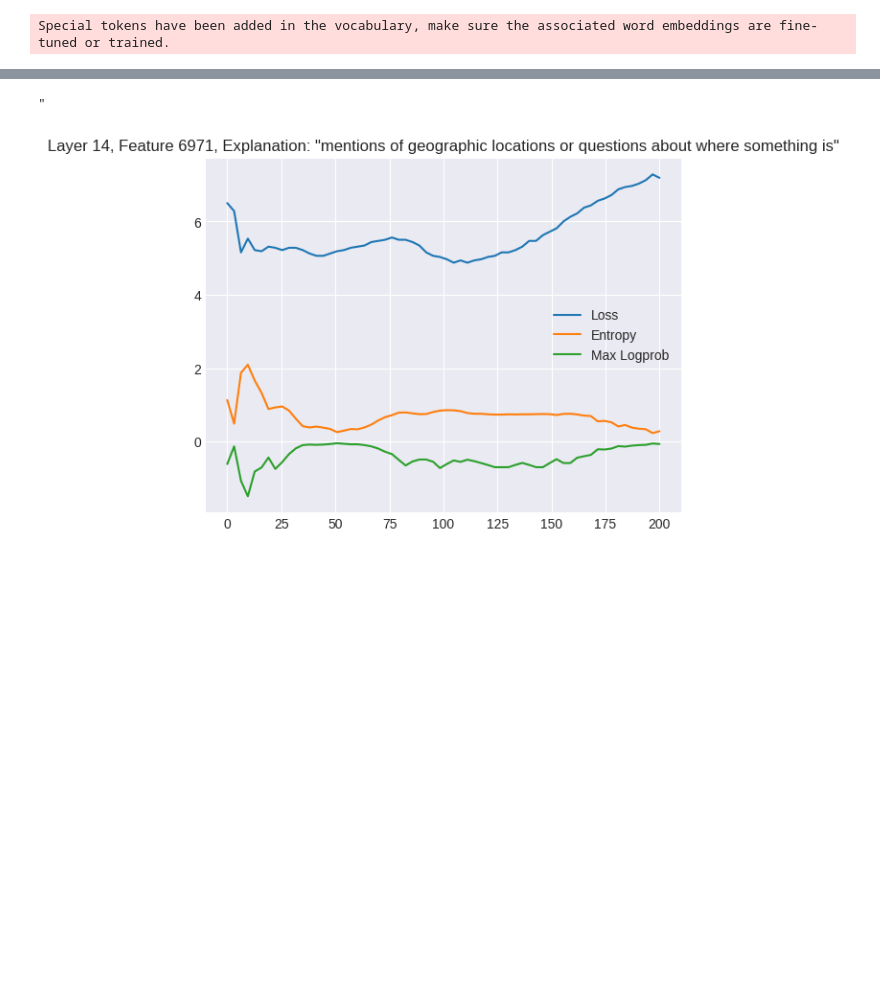
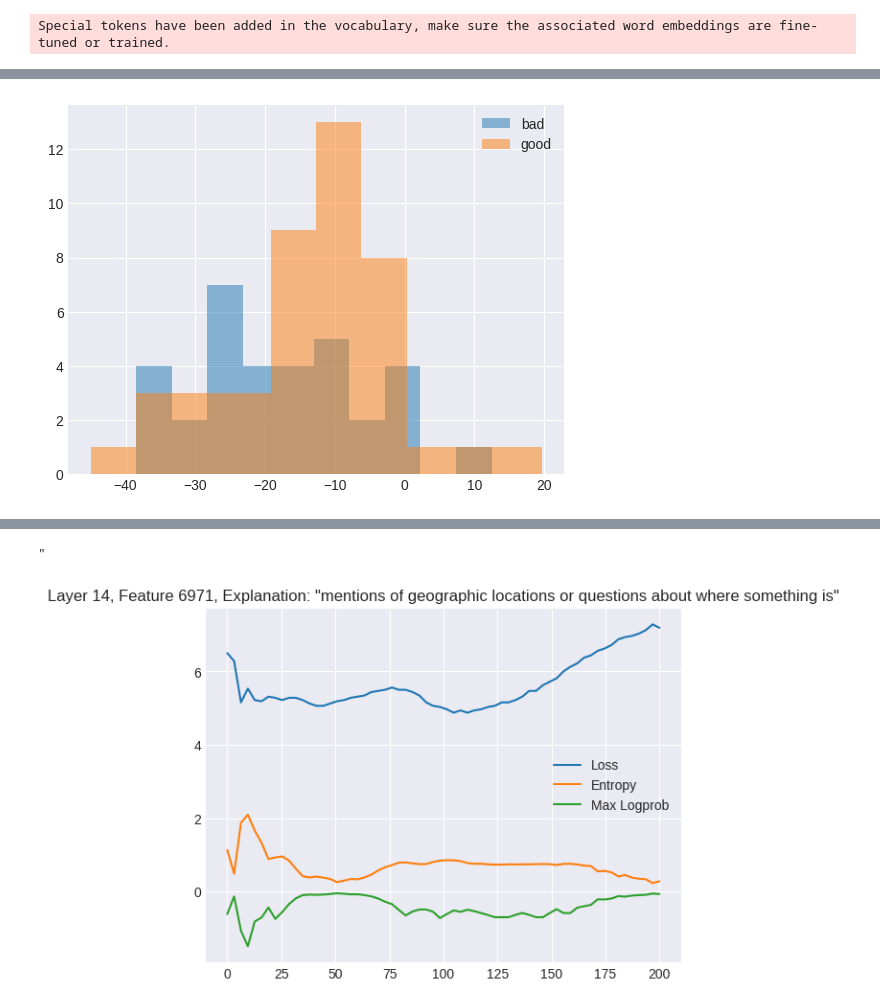
Before and after one commit to neverix/micrlhf-progress, a Jupyter notebook: sprint/self_explanation_scale.ipynb, the cells around one changed output, grey strips where cells are left out. Cells and saved outputs as stored; diff of their text form; code cells hidden in the pictures; blank space fills up the shorter version.

```diff
--- a/sprint/self_explanation_scale.ipynb
+++ b/sprint/self_explanation_scale.ipynb
@@ -110,0 +197,3 @@ feature_dataset = load_dataset("kisate-team/feature-explanations", split="train"
+# %%
+direction = b_resids.mean(0) - a_resids.mean(0)
+direction = direction / np.linalg.norm(direction)
@@ -110,0 +204,10 @@ feature_dataset = load_dataset("kisate-team/feature-explanations", split="train"
+# %%
+direction_ = d_resids.mean(0) - c_resids.mean(0)
+direction_ = direction_ / np.linalg.norm(direction_)
+direction_ = direction
+plt.hist(c_resids @ direction_, label="bad", alpha=0.5)
+plt.hist(d_resids @ direction_, label="good", alpha=0.5)
+plt.legend()
+plt.show()
+# %% [output]
+[figure, added]
```
Also changed, not shown: parts of 10 cells of this notebook, 3 other files.
